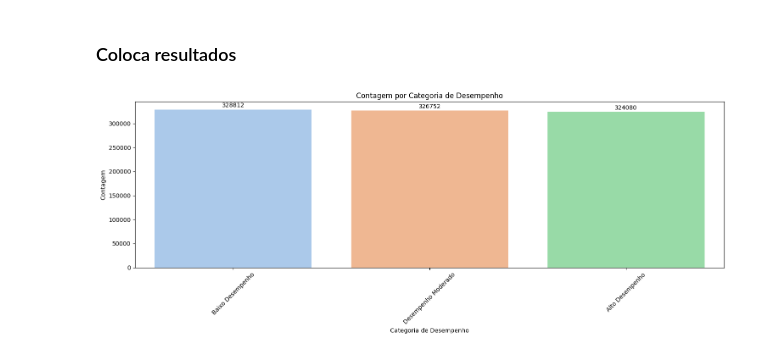
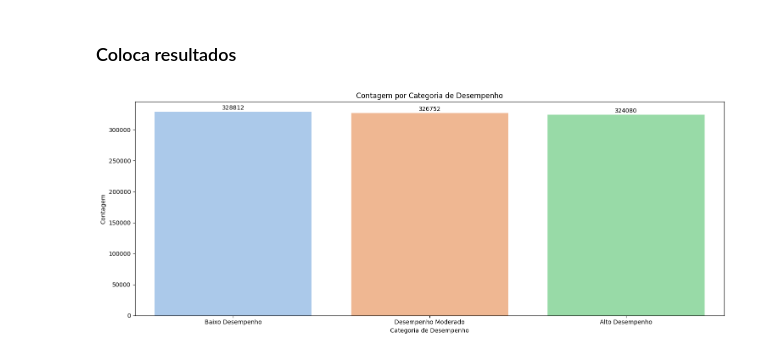
Before and after one commit to manubiagi/pos_ds_ml, a Jupyter notebook: model.ipynb, the cells around one changed output. Saved outputs shown, nothing was run; the diff lists cells and outputs as text; code cells hidden in the pictures.

```diff
--- a/model.ipynb
+++ b/model.ipynb
@@ -307,26 +307,26 @@ df = pd.read_parquet('model_data.parquet')
 # %%
 # Contando o número de ocorrências para cada categoria de desempenho
 categoria_counts = df['Categoria de Desempenho'].value_counts().reset_index()
 categoria_counts.columns = ['Categoria de Desempenho', 'Contagem']
 
 # Criando o gráfico de barras
 plt.figure(figsize=(15, 6))
 barplot = sns.barplot(x="Categoria de Desempenho", y="Contagem", data=categoria_counts, palette="pastel")
 plt.title("Contagem por Categoria de Desempenho")
 plt.xlabel("Categoria de Desempenho")
 plt.ylabel("Contagem")
-plt.xticks(rotation=45)
+plt.xticks(rotation=0)
 
 # Adicionando o valor no topo de cada coluna
 for p in barplot.patches:
     barplot.annotate(format(p.get_height(), '.0f'),
                      (p.get_x() + p.get_width() / 2., p.get_height()),
                      ha = 'center', va = 'center',
                      xytext = (0, 7),
                      textcoords = 'offset points')
 
 # Mostrando o gráfico
 plt.tight_layout()
 plt.show()
 # %% [output]
-[figure, old version]
+[figure, new version]
```
